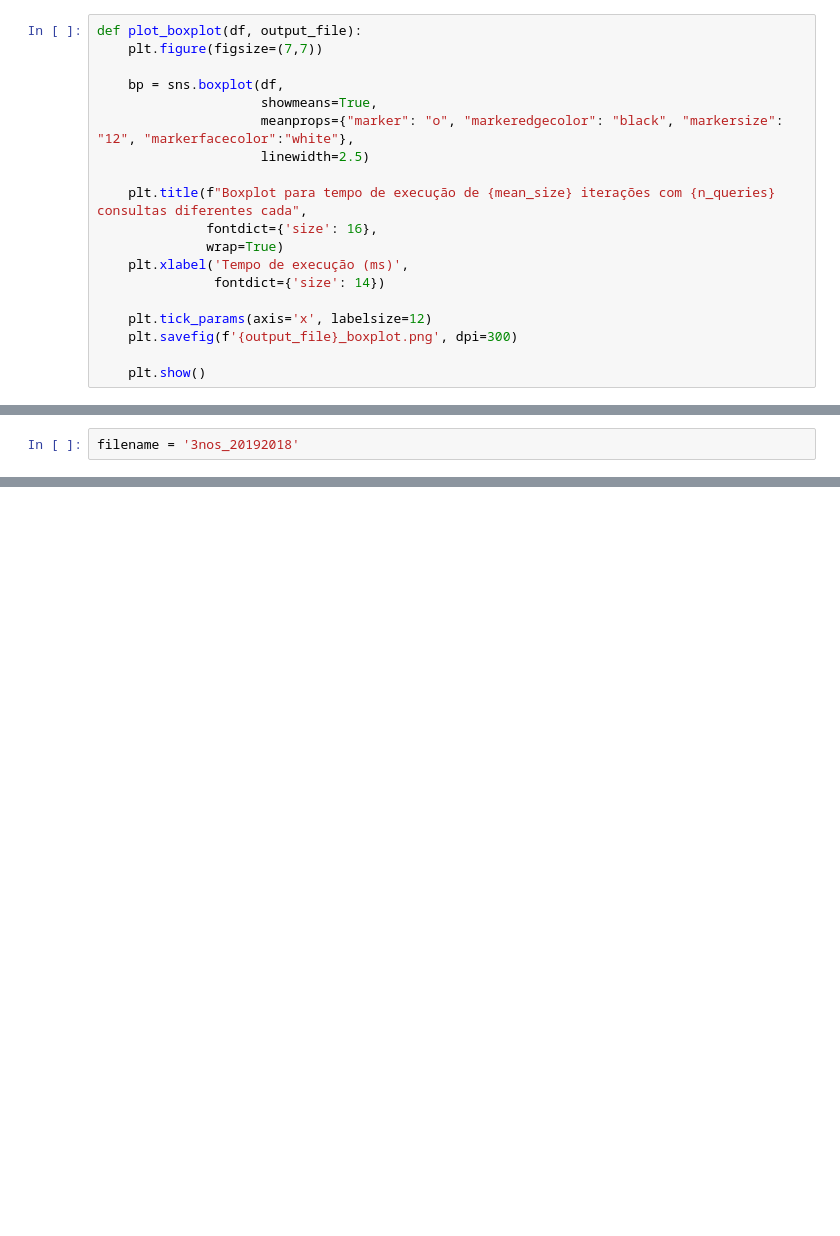
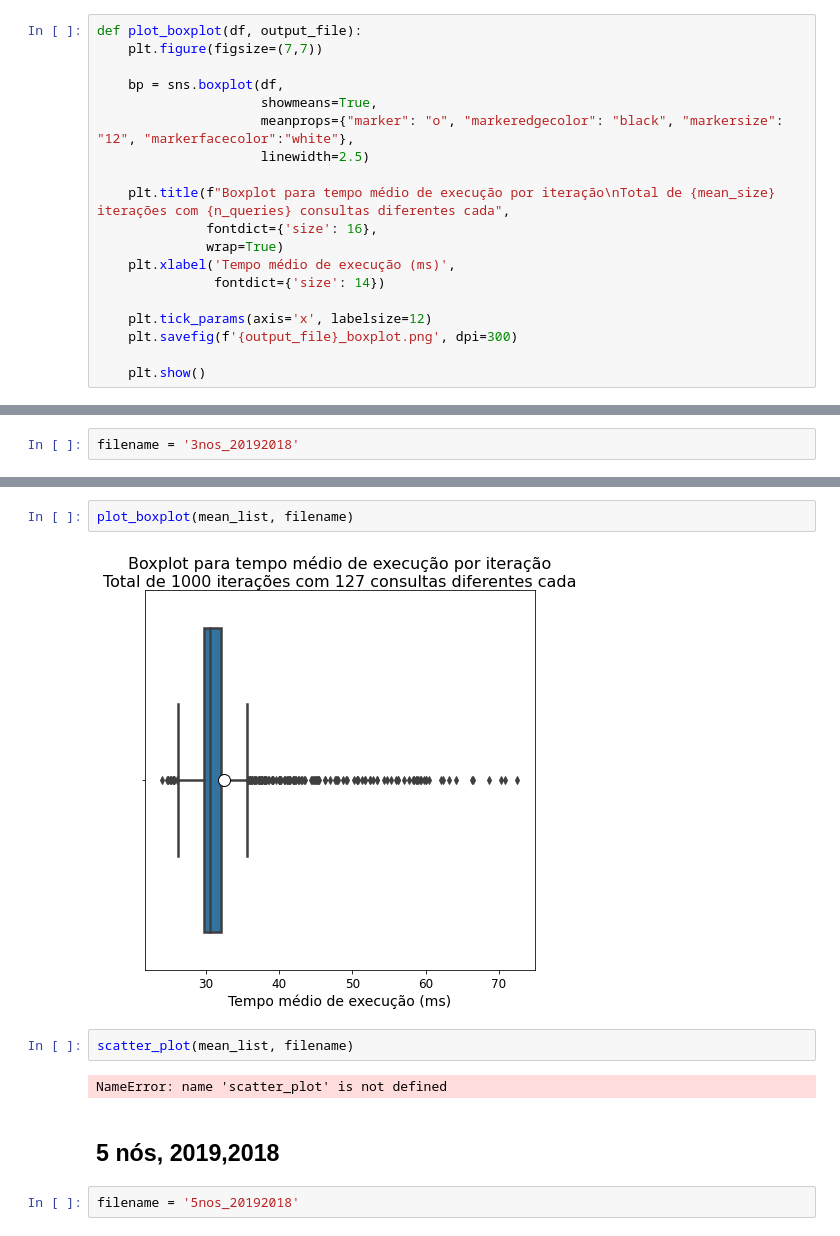
Before and after one commit to svponte/bdm, a Jupyter notebook: resultados/analise_resultados.ipynb, the cells around one changed output, grey strips where cells are left out. Saved outputs shown, nothing was run; the diff lists cells and outputs as text; blank space fills up the shorter version.

```diff
--- a/resultados/analise_resultados.ipynb
+++ b/resultados/analise_resultados.ipynb
@@ -127,10 +134,10 @@ def plot_boxplot(df, output_file):
                      meanprops={"marker": "o", "markeredgecolor": "black", "markersize": "12", "markerfacecolor":"white"},
                      linewidth=2.5)
 
-    plt.title(f"Boxplot para tempo de execução de {mean_size} iterações com {n_queries} consultas diferentes cada",
+    plt.title(f"Boxplot para tempo médio de execução por iteração\nTotal de {mean_size} iterações com {n_queries} consultas diferentes cada",
               fontdict={'size': 16},
               wrap=True)
-    plt.xlabel('Tempo de execução (ms)',
+    plt.xlabel('Tempo médio de execução (ms)',
                fontdict={'size': 14})
 
     plt.tick_params(axis='x', labelsize=12)
@@ -181,0 +201,12 @@ df_t_descibe[outliers_index]
+# %%
+plot_boxplot(mean_list, filename)
+# %% [output]
+[figure, added]
+# %%
+scatter_plot(mean_list, filename)
+# %% [output]
+NameError: name 'scatter_plot' is not defined
+# %% [markdown]
+## 5 nós, 2019,2018
+# %%
+filename = '5nos_20192018'
```
Also changed, not shown: parts of 27 cells of this notebook, 15 other files.
